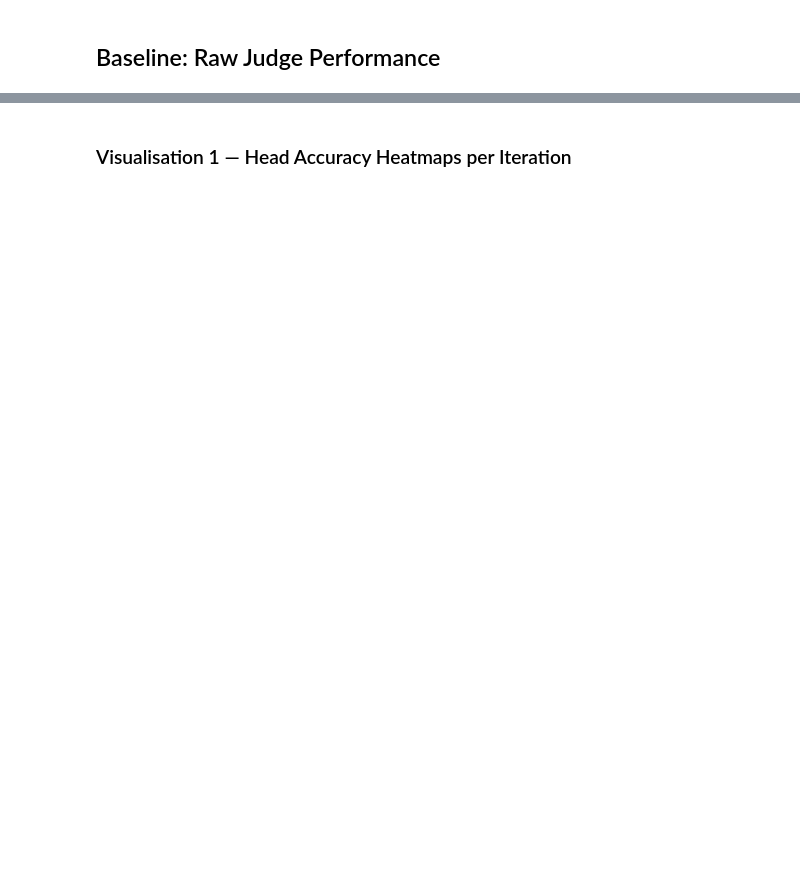
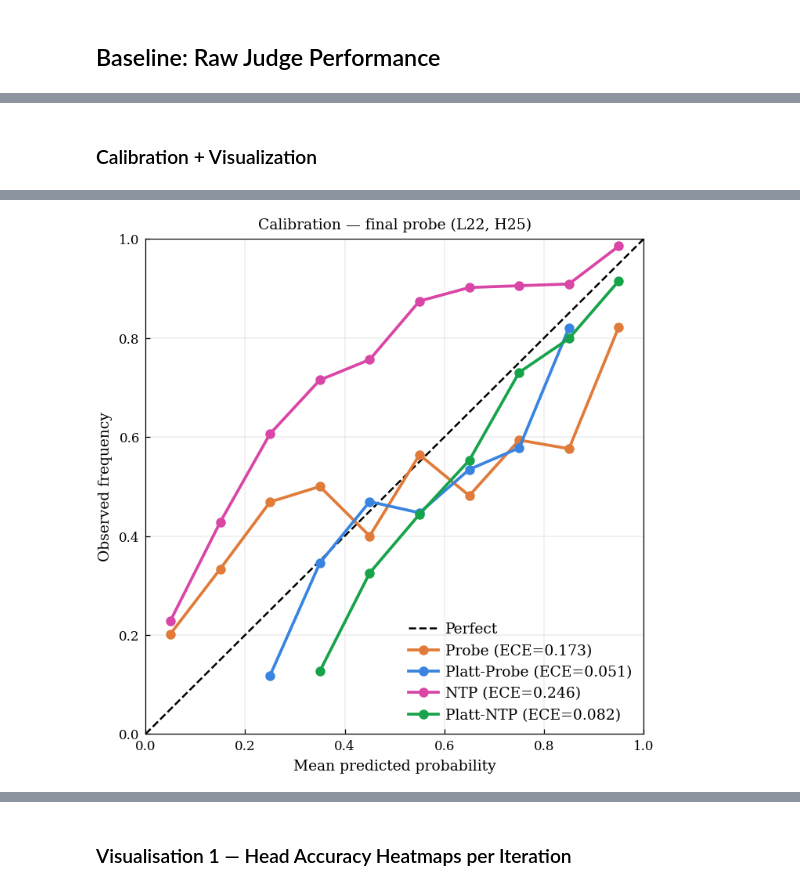
Before and after one commit to kevinqnb/scholarlm, a Jupyter notebook: analysis/probe_analysis.ipynb, the cells around one changed output, grey strips where cells are left out. Cells and saved outputs as stored; diff of their text form; code cells hidden in the pictures; blank space fills up the shorter version.

```diff
--- a/analysis/probe_analysis.ipynb
+++ b/analysis/probe_analysis.ipynb
@@ -391,0 +473,66 @@ fig.tight_layout()
+# %% [markdown]
+### Calibration + Visualization
+# %%
+# ── Final Single-Head Probe: Training + Platt Scaling + Test Evaluation ───────
+
+#X_train_s   = head_datasets[(best_l, best_h)][train_idx]
+#X_cal_s  = head_datasets[(best_l, best_h)][cal_idx]
+#X_test_s = head_datasets[(best_l, best_h)][test_idx]
+X_train_s   = np.concatenate([head_datasets[lh][train_idx] for lh in top_k_heads], axis=1)
+X_cal_s     = np.concatenate([head_datasets[lh][cal_idx] for lh in top_k_heads], axis=1)
+X_test_s    = np.concatenate([head_datasets[lh][test_idx] for lh in top_k_heads], axis=1)
+y_train_s, y_cal_s, y_test_s = labels[train_idx], labels[cal_idx], labels[test_idx]
+
+# Train final probe on the CV pool
+final_probe_single = Pipeline([
+    ('scaler', StandardScaler()),
+    ('clf', LogisticRegression(
+        C=1.0, class_weight='balanced', solver='lbfgs',
+        max_iter=1000, random_state=42,
+    ))
+]).fit(X_train_s, y_train_s)
+
+# Platt scaling: 1-D logistic regression on calibration-set probabilities
+raw_cal_s = final_probe_single.predict_proba(X_cal_s)[:, 1].reshape(-1, 1)
+platt_single = LogisticRegression(C=1e6, solver='lbfgs', max_iter=1000).fit(raw_cal_s, y_cal_s)
+
+# Test-set probabilities
+raw_test_s = final_probe_single.predict_proba(X_test_s)[:, 1]
+cal_test_s = platt_single.predict_proba(raw_test_s.reshape(-1, 1))[:, 1]
+
+# Platt scaling for judge probabilities (calibration set only)
+judge_cal_probs = judge_probs[cal_idx].reshape(-1, 1)
+platt_judge = LogisticRegression(C=1e6, solver='lbfgs', max_iter=1000).fit(judge_cal_probs, y_cal_s)
+judge_test_probs = judge_probs[test_idx]
+cal_judge_probs = platt_judge.predict_proba(judge_test_probs.reshape(-1, 1))[:, 1]
+
+print(f'=== Final single-head probe (L{best_l}, H{best_h}) — test set ===\n')
+_probe_metrics(judge_test_probs, y_test_s, 'Next token prediction')
+print()
+_probe_metrics(cal_judge_probs, y_test_s, 'Platt-calibrated next token probability')
+print()
+_probe_metrics(raw_test_s, y_test_s, 'Probe prediction')
+print()
+_probe_metrics(cal_test_s, y_test_s, 'Platt-calibrated probe prediction')
+
+
+# Calibration curves
+fig, ax = plt.subplots(figsize=(5, 5))
+ax.plot([0, 1], [0, 1], 'k--', lw=1.2, label='Perfect')
+for probs, label, color in [
+    (raw_test_s, 'Probe', '#e07b39'),
+    (cal_test_s, 'Platt-Probe', '#3984e0'),
+    (judge_test_probs, 'NTP', '#d946a6'),
+    (cal_judge_probs, 'Platt-NTP', '#16a34a'),
+]:
+    d = reliability_diagram_data(probs, y_test_s)
+    valid = ~np.isnan(d['bin_accuracy'])
+    ax.plot(d['bin_centers'][valid], d['bin_accuracy'][valid], 'o-',
+            color=color, lw=1.8, ms=5, label=f"{label} (ECE={d['ece']:.3f})")
+ax.set_xlim(0, 1); ax.set_ylim(0, 1)
+ax.set_xlabel('Mean predicted probability'); ax.set_ylabel('Observed frequency')
+ax.set_title(f'Calibration — final probe (L{best_l}, H{best_h})')
+ax.legend(fontsize=9); ax.grid(alpha=0.2)
+fig.tight_layout()
+fig.savefig(FIGURES_DIR + f'probe_single_calibration_{DATASET}_e-{EXTRACTION_MODEL}_j-{JUDGE_MODEL}.pdf', bbox_inches='tight')
+# %% [output]
@@ -391,0 +556 @@ fig.tight_layout()
+[figure, added]
```
Also changed, not shown: parts of 47 cells of this notebook, 10 other files.
